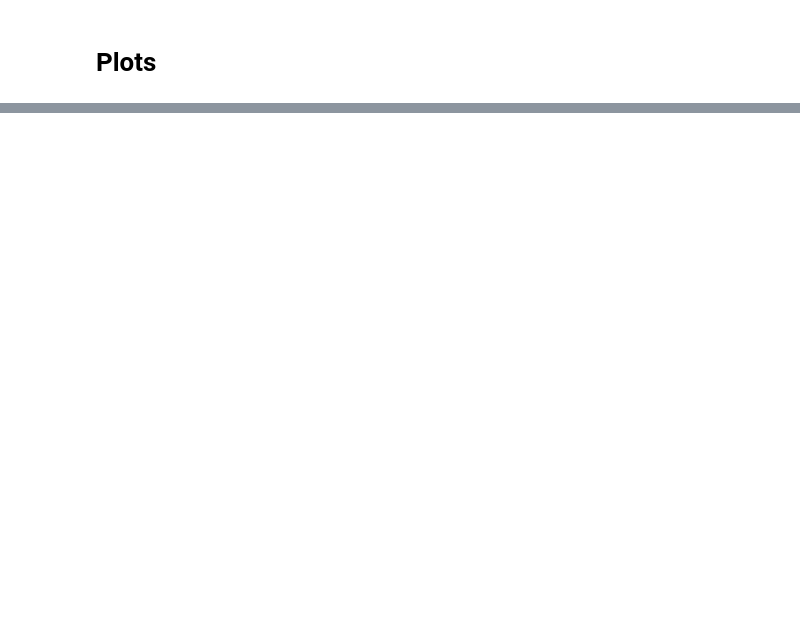
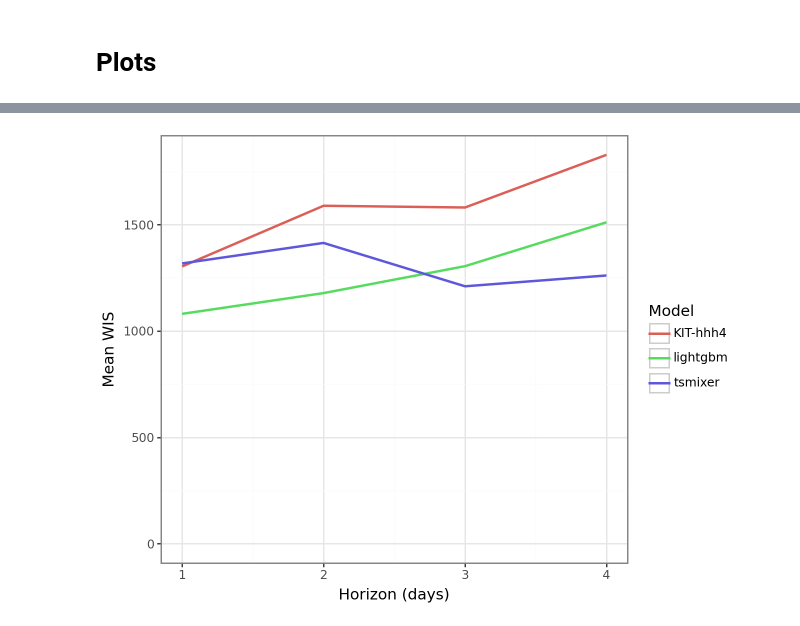
Before and after one commit to dwolffram/SARI-ML, a Jupyter notebook: post-covid/post-covid_evaluation.ipynb, the cells around one changed output, grey strips where cells are left out. Saved outputs shown, nothing was run; the diff lists cells and outputs as text; code cells hidden in the pictures; blank space fills up the shorter version.

```diff
--- a/post-covid/post-covid_evaluation.ipynb
+++ b/post-covid/post-covid_evaluation.ipynb
@@ -84,0 +65,11 @@ evaluate_models(df, 'age')
+# %%
+def compute_scores(df):
+    # Apply the scoring function row-wise and round the result to 5 digits
+    df_scores = (
+        df.assign(score=lambda x: x.apply(lambda row: round(score(row['value'], row['truth'], row['type'], row['quantile']), 5), axis=1))
+          .drop(columns=['value', 'truth'])
+    )
+
+    return df_scores
+# %%
+scores = compute_scores(df)
@@ -128,0 +165,26 @@ scores_age = pd.melt(df_age, id_vars=['model'], value_vars=['underprediction', '
+# %%
+def plot_scores_by_horizon(scores, level='national'):
+
+    scores = filter_scores(scores, type='quantile', level=level, by_horizon=True, average=True)
+
+    ylabel = "Mean WIS"
+
+    plot = (
+        ggplot(scores, aes(x='horizon', y='score', color='model')) +
+        geom_line(size=1) +
+        labs(
+            x="Horizon (days)",
+            y=ylabel,
+            color="Model"
+        ) +
+        #scale_x_continuous(breaks=[i * -5 for i in range(6)], minor_breaks=range(-28, 1)) +
+        scale_y_continuous(limits=(0, None)) +
+        theme_bw() +
+        theme(legend_position="right")
+    )
+
+    return plot
+# %%
+plot_scores_by_horizon(scores)
+# %% [output]
+[figure, added]
```
Also changed, not shown: parts of 23 cells of this notebook, 7 other files.
